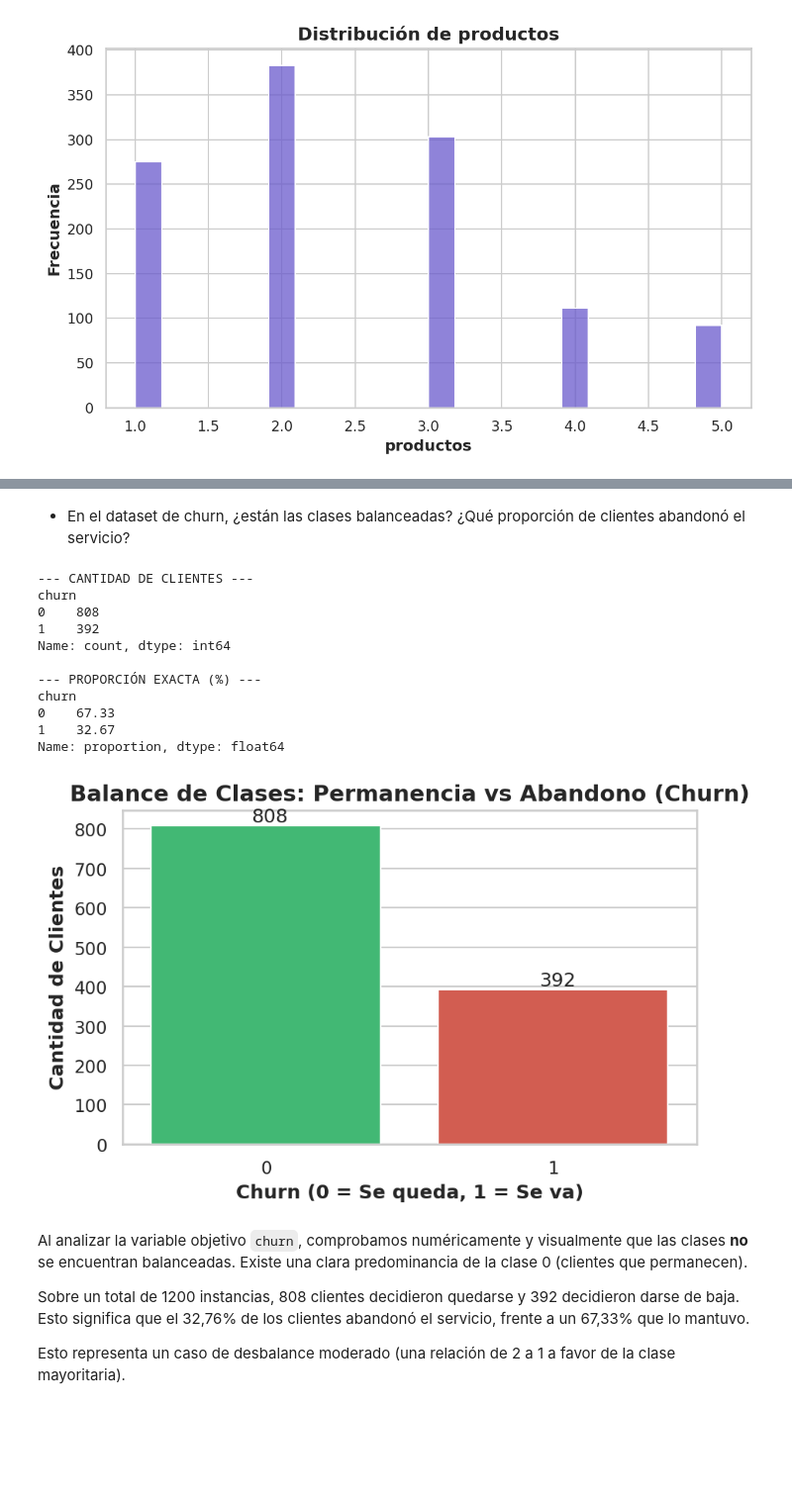
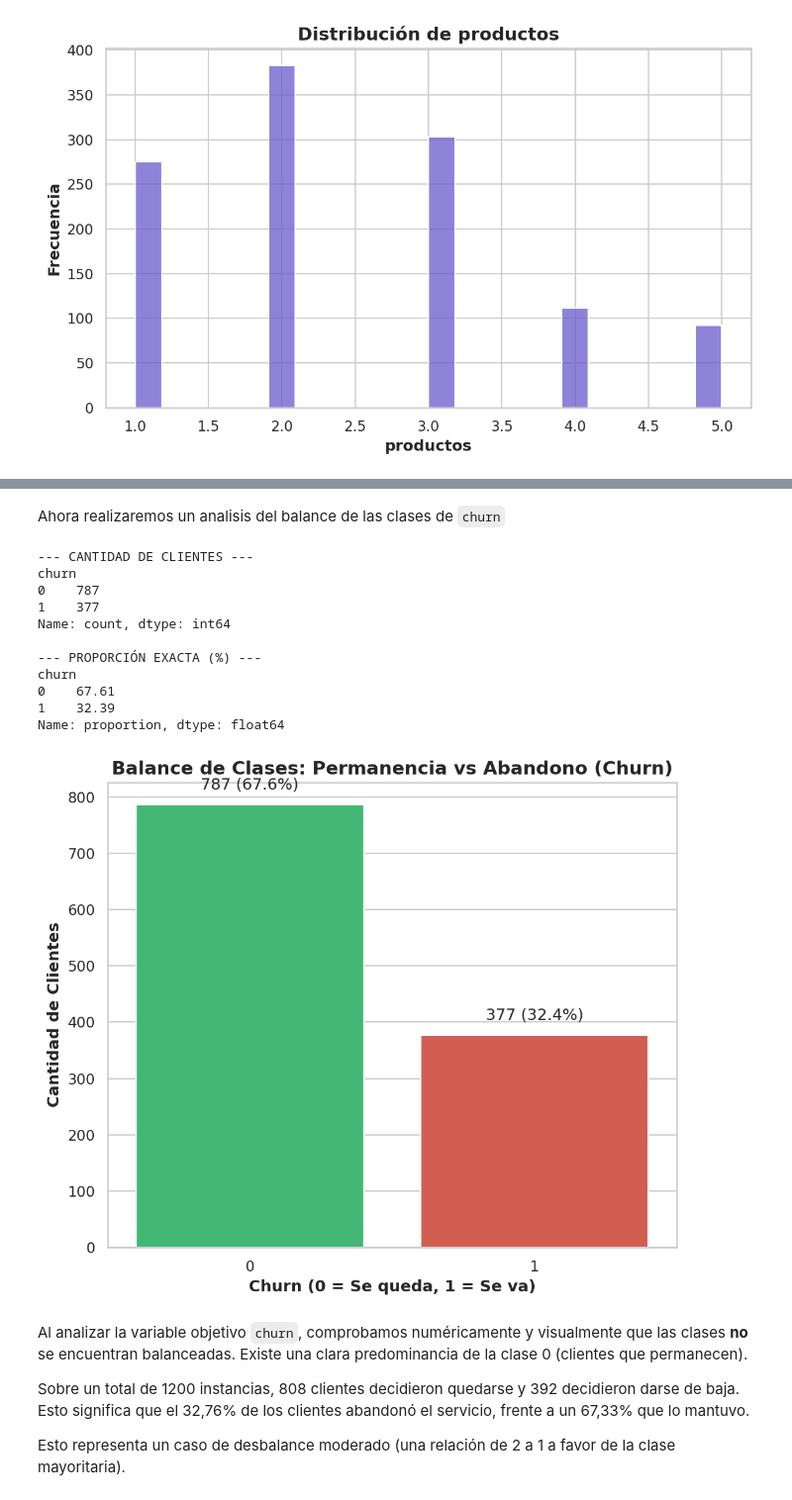
Before and after one commit to Santibareiro27/Inteligencia-Computacional, a Jupyter notebook: RA1_TP2/RA1_Trabajo_práctico_N°_2,_8.ipynb, the cells around one changed output, grey strips where cells are left out. Shown at 99% size. Drawn from its saved outputs; the diff is of its cells as text; code cells hidden in the pictures; blank space fills up the shorter version.

```diff
--- a/RA1_TP2/RA1_Trabajo_práctico_N°_2,_8.ipynb
+++ b/RA1_TP2/RA1_Trabajo_práctico_N°_2,_8.ipynb
@@ -849,0 +834,8 @@ datasetChurn.head()
+# %%
+if 'id_cliente' in datasetChurn.columns:
+    datasetChurn.drop(columns=['id_cliente'], inplace=True)
+    print("Columna 'id_cliente' eliminada.")
+else:
+    print("La columna 'id_cliente' ya no existe en el dataset.")
+
+datasetChurn.head()
@@ -966,17 +966,17 @@ A simple vista se puede ver que este dataset tiene un menor porcentaje de valore
 En el caso de `facturacion_mensual`, decidimos eliminar el 3% de filas con valores nulos ya que creemos que es un factor importante a la hora de decidir si dar de baja un servicio de telecomunicaciones y no supone una gran perdida de datos. Por otro lado, en el caso de la variable `productos` decidimos rellenar los huecos con la **moda** de la distribucion al ser un dato que no creemos que pueda sesgar la muestra y ademas ser una pequña cantidad representando solo el 5% de las entradas.
 # %%
 # 1. Eliminar filas con nulos en 'facturacion_mensual'
-datasetChurn = datasetChurn.dropna(subset=['facturacion_mensual'])
+datasetChurnClean = datasetChurn.dropna(subset=['facturacion_mensual'])
 
 # 2. Rellenar nulos en 'productos' con la moda
-moda_productos = datasetChurn['productos'].mode()[0]
-datasetChurn['productos'] = datasetChurn['productos'].fillna(moda_productos)
+moda_productos = datasetChurnClean['productos'].mode()[0]
+datasetChurnClean['productos'] = datasetChurnClean['productos'].fillna(moda_productos)
 
 print(f"Moda utilizada para 'productos': {moda_productos}")
 print(f"Tamaño del dataset original: {len(datasetChurn)}")
-print(f"Tamaño del dataset limpio: {len(datasetChurn)}")
+print(f"Tamaño del dataset limpio: {len(datasetChurnClean)}")
 
 print("\nValores nulos restantes:")
-print(datasetChurn.isnull().sum())
+print(datasetChurnClean.isnull().sum())
 # %% [output]
 Moda utilizada para 'productos': 2.0
@@ -1136,44 +1167,50 @@ plt.show()
-# %% [markdown]
-- En el dataset de churn, ¿están las clases balanceadas? ¿Qué proporción de clientes abandonó el
-servicio?
+# %% [markdown]
+Ahora realizaremos un analisis del balance de las clases de `churn`
 # %%
 # 1. Análisis numérico exacto
-conteo_real = datasetChurn['churn'].value_counts()
-proporcion = datasetChurn['churn'].value_counts(normalize=True) * 100
+conteo_real = datasetChurnClean['churn'].value_counts()
+proporcion = datasetChurnClean['churn'].value_counts(normalize=True) * 100
 
 print("--- CANTIDAD DE CLIENTES ---")
 print(conteo_real)
 print("\n--- PROPORCIÓN EXACTA (%) ---")
 print(proporcion.round(2))
 
 # 2. Gráfico para analizar visualmente el balance
-plt.figure(figsize=(6, 4))
-ax = sns.countplot(data=datasetChurn, x='churn', palette=['#2ecc71', '#e74c3c'])
+plt.figure(figsize=(7, 6))
+ax = sns.countplot(data=datasetChurnClean, x='churn', palette=['#2ecc71', '#e74c3c'])
 
 # Configuramos las etiquetas del gráfico
 plt.title('Balance de Clases: Permanencia vs Abandono (Churn)')
 plt.xlabel('Churn (0 = Se queda, 1 = Se va)')
 plt.ylabel('Cantidad de Clientes')
 
-# Agregamos los numeritos arriba de las barras para mayor claridad
+# Agregamos los numeritos y porcentajes arriba de las barras
+total = len(datasetChurnClean)
 for p in ax.patches:
-    ax.annotate(f'{int(p.get_height())}', (p.get_x() + 0.35, p.get_height() + 10))
+    height = p.get_height()
+    pct = (height / total) * 100
+    ax.annotate(f'{int(height)} ({pct:.1f}%)',
+                (p.get_x() + p.get_width() / 2., height),
+                ha='center', va='center',
+                xytext=(0, 15),
+                textcoords='offset points')
 
 plt.tight_layout()
 plt.show()
 # %% [output]
 --- CANTIDAD DE CLIENTES ---
 churn
-0    808
-1    392
+0    787
+1    377
 Name: count, dtype: int64
 
 --- PROPORCIÓN EXACTA (%) ---
 churn
-0    67.33
-1    32.67
+0    67.61
+1    32.39
 Name: proportion, dtype: float64
-[figure, old version]
+[figure, new version]
 # %% [markdown]
 Al analizar la variable objetivo `churn`, comprobamos numéricamente y visualmente que las clases **no** se encuentran balanceadas. Existe una clara predominancia de la clase 0 (clientes que permanecen).
 
```
Also changed, not shown: parts of 43 cells of this notebook.
